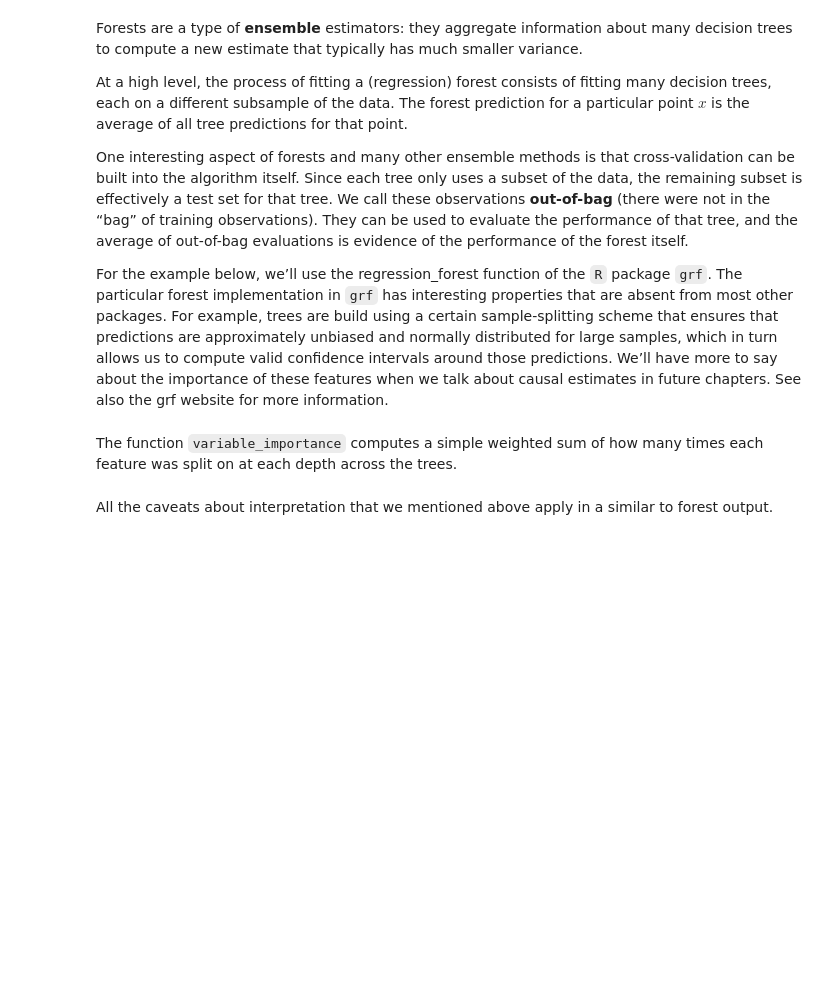
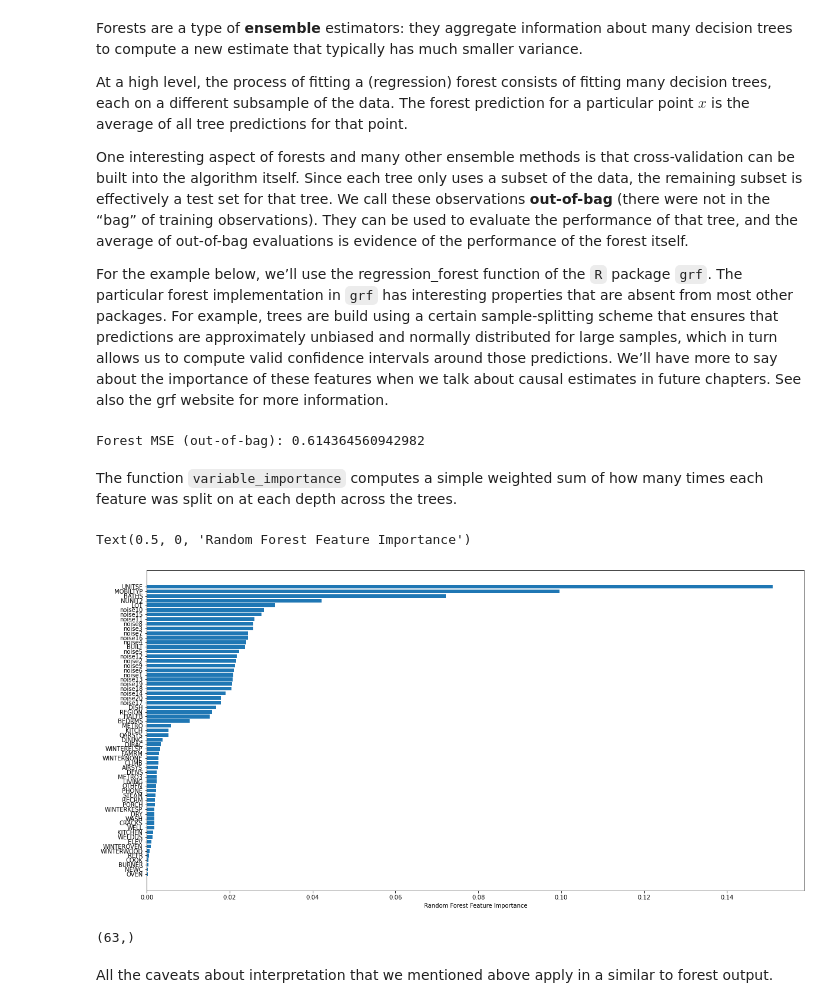
Before and after one commit to alexanderquispe/ml_book, a Jupyter notebook: chapter2.ipynb, the cells around one changed output. Drawn from its saved outputs; the diff is of its cells as text; code cells hidden in the pictures; blank space fills up the shorter version.

```diff
--- a/chapter2.ipynb
+++ b/chapter2.ipynb
@@ -993,9 +993,37 @@ At a high level, the process of fitting a (regression) forest consists of fittin
 One interesting aspect of forests and many other ensemble methods is that cross-validation can be built into the algorithm itself. Since each tree only uses a subset of the data, the remaining subset is effectively a test set for that tree. We call these observations **out-of-bag** (there were not in the “bag” of training observations). They can be used to evaluate the performance of that tree, and the average of out-of-bag evaluations is evidence of the performance of the forest itself.
 
 For the example below, we’ll use the regression_forest function of the `R` package `grf`. The particular forest implementation in `grf` has interesting properties that are absent from most other packages. For example, trees are build using a certain sample-splitting scheme that ensures that predictions are approximately unbiased and normally distributed for large samples, which in turn allows us to compute valid confidence intervals around those predictions. We’ll have more to say about the importance of these features when we talk about causal estimates in future chapters. See also the grf website for more information.
+# %%
+from sklearn.ensemble import RandomForestRegressor
+
+
+forest = RandomForestRegressor(n_estimators=200)
+x_train, x_test, y_train, y_test = train_test_split(scale_X, Y, test_size=.3)
+forest.fit(x_train, y_train)
+# Retrieving forest predictions
+y_pred = forest.predict(x_test)
+
+# Evaluation
+mse = mean_squared_error(y_test, y_pred)
+
+print("Forest MSE (out-of-bag):", mse)
+# %% [output]
+Forest MSE (out-of-bag): 0.614364560942982
 # %% [markdown]
 
 The function `variable_importance` computes a simple weighted sum of how many times each feature was split on at each depth across the trees.
+# %%
+plt.figure(figsize=(20,10))
+sorted_idx = forest.feature_importances_.argsort()
+plt.barh(X.columns[sorted_idx], forest.feature_importances_[sorted_idx])
+plt.xlabel("Random Forest Feature Importance")
+# %% [output]
+Text(0.5, 0, 'Random Forest Feature Importance')
+[figure, added]
+# %%
+X.columns.shape
+# %% [output]
+(63,)
 # %% [markdown]
 
 All the caveats about interpretation that we mentioned above apply in a similar to forest output.
```
